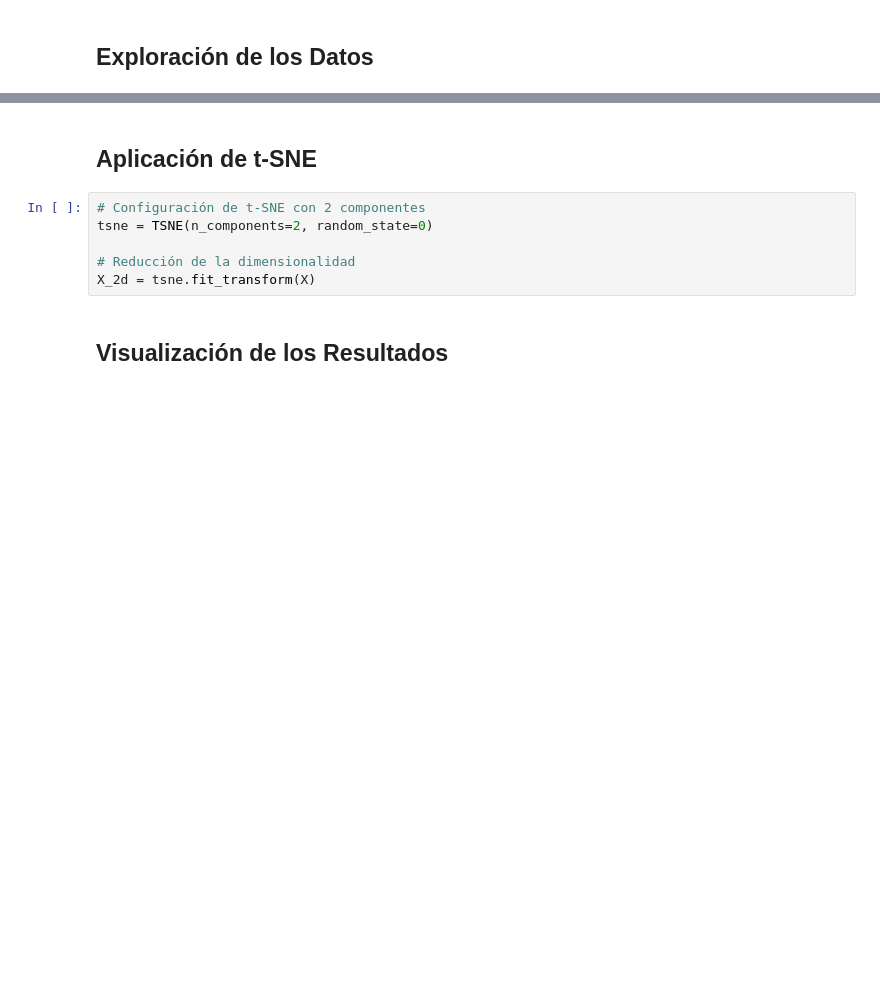
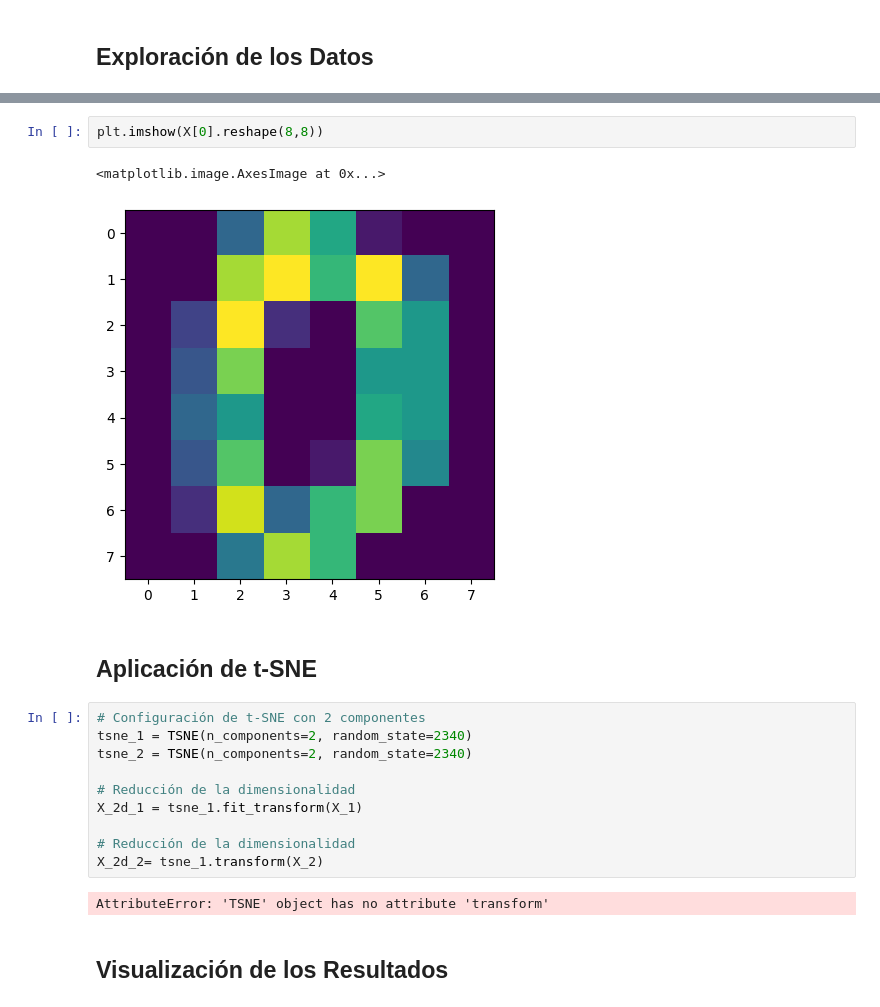
Before and after one commit to srodriguezc91/Proyecto_final_ML_V1, a Jupyter notebook: Código/tSNE_Digitos_Manuscritos.ipynb, the cells around one changed output, grey strips where cells are left out. Drawn from its saved outputs; the diff is of its cells as text; blank space fills up the shorter version.

```diff
--- a/Código/tSNE_Digitos_Manuscritos.ipynb
+++ b/Código/tSNE_Digitos_Manuscritos.ipynb
@@ -25,11 +88,22 @@ print(f"Dimensiones de las etiquetas: {y.shape}")
+# %%
+plt.imshow(X[0].reshape(8,8))
+# %% [output]
+<matplotlib.image.AxesImage at 0x...>
+[figure, added]
 # %% [markdown]
 ## Aplicación de t-SNE
 # %%
 # Configuración de t-SNE con 2 componentes
-tsne = TSNE(n_components=2, random_state=0)
+tsne_1 = TSNE(n_components=2, random_state=2340)
+tsne_2 = TSNE(n_components=2, random_state=2340)
 
 # Reducción de la dimensionalidad
-X_2d = tsne.fit_transform(X)
+X_2d_1 = tsne_1.fit_transform(X_1)
+
+# Reducción de la dimensionalidad
+X_2d_2= tsne_1.transform(X_2)
+# %% [output]
+AttributeError: 'TSNE' object has no attribute 'transform'
 # %% [markdown]
 ## Visualización de los Resultados
 # %%
```
Also changed, not shown: parts of 6 cells of this notebook, 5 other files.
